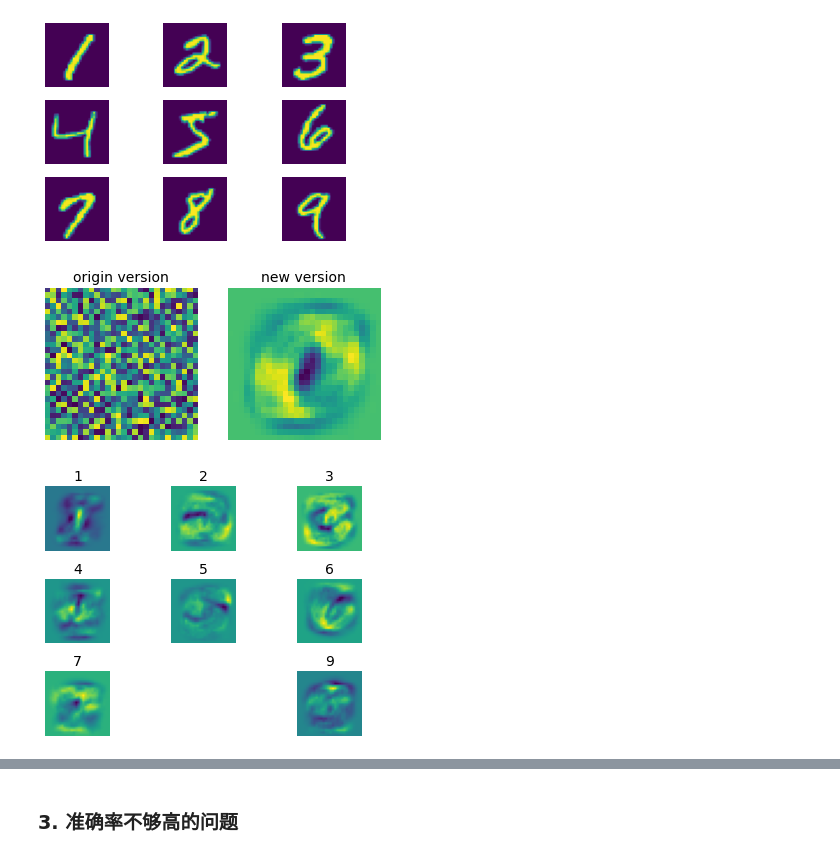
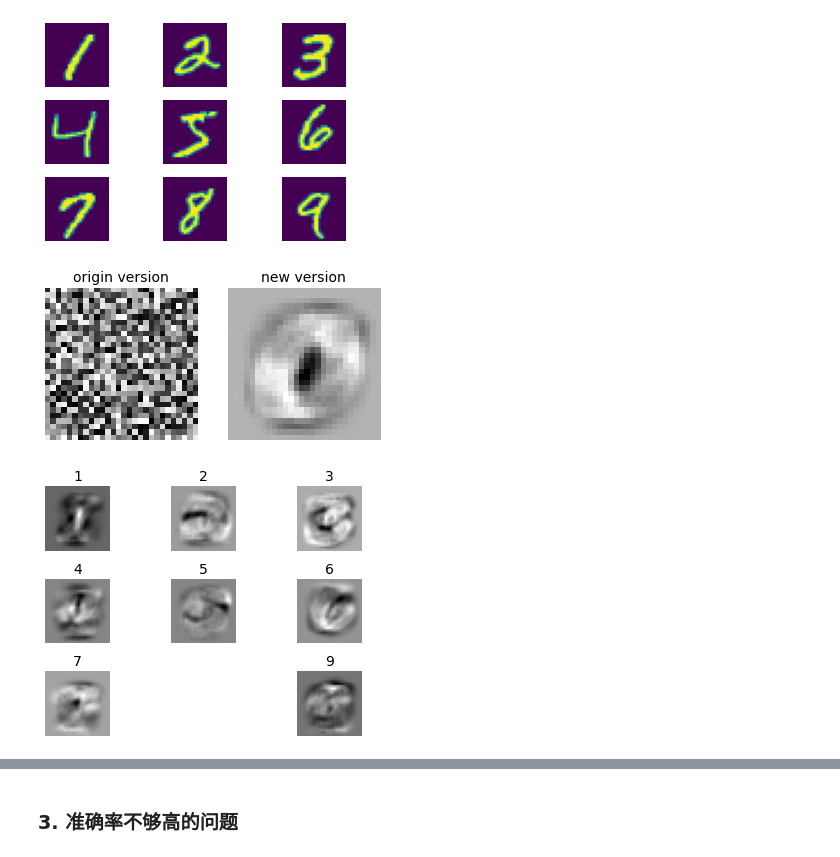
Before and after one commit to ShinATK/JupyterNotebook, a Jupyter notebook: myDeepLearning/COURSE1 Neural Networks and Deep Learning/Week 2/NumberRecognition/20220916/20220916.ipynb, the cells around one changed output, grey strips where cells are left out. Saved outputs shown, nothing was run; the diff lists cells and outputs as text; code cells hidden in the pictures.

```diff
--- a/myDeepLearning/COURSE1 Neural Networks and Deep Learning/Week 2/NumberRecognition/20220916/20220916.ipynb
+++ b/myDeepLearning/COURSE1 Neural Networks and Deep Learning/Week 2/NumberRecognition/20220916/20220916.ipynb
@@ -69,79 +69,79 @@ plt.axis('off')
 # 原模型矩阵
 w0_origin = np.load("w0_origin.npy")
 plt.subplot(1,2,1)
-plt.imshow(w0_origin.reshape((28,28)))
+plt.imshow(w0_origin.reshape((28,28)), cmap='gray')
 plt.axis('off')
 plt.title("origin version", fontsize=14)
 # 现模型矩阵
 w0_new = np.load("w0_new.npy")
 plt.subplot(1, 2, 2)
-plt.imshow(w0_new.reshape((28,28)))
+plt.imshow(w0_new.reshape((28,28)), cmap='gray')
 plt.axis('off')
 plt.title("new version", fontsize=14)
 plt.pause(0.5)
 
 w1_new = np.load("w1_new.npy")
 plt.subplot(3, 3, 1)
-plt.imshow(w1_new.reshape((28,28)))
+plt.imshow(w1_new.reshape((28,28)), cmap='gray')
 plt.axis('off')
 plt.title("1", fontsize=14)
 plt.tight_layout()
 
 w2_new = np.load("w2_new.npy")
 plt.subplot(3, 3, 2)
-plt.imshow(w2_new.reshape((28,28)))
+plt.imshow(w2_new.reshape((28,28)), cmap='gray')
 plt.axis('off')
 plt.title("2", fontsize=14)
 plt.tight_layout()
 
 w3_new = np.load("w3_new.npy")
 plt.subplot(3, 3, 3)
-plt.imshow(w3_new.reshape((28,28)))
+plt.imshow(w3_new.reshape((28,28)), cmap='gray')
 plt.axis('off')
 plt.title("3", fontsize=14)
 plt.tight_layout()
 
 w4_new = np.load("w4_new.npy")
 plt.subplot(3, 3, 4)
-plt.imshow(w4_new.reshape((28,28)))
+plt.imshow(w4_new.reshape((28,28)), cmap='gray')
 plt.axis('off')
 plt.title("4", fontsize=14)
 plt.tight_layout()
 
 w5_new = np.load("w5_new.npy")
 plt.subplot(3, 3, 5)
-plt.imshow(w5_new.reshape((28,28)))
+plt.imshow(w5_new.reshape((28,28)), cmap='gray')
 plt.axis('off')
 plt.title("5", fontsize=14)
 plt.tight_layout()
 
 w6_new = np.load("w6_new.npy")
 plt.subplot(3, 3, 6)
-plt.imshow(w6_new.reshape((28,28)))
+plt.imshow(w6_new.reshape((28,28)), cmap='gray')
 plt.axis('off')
 plt.title("6", fontsize=14)
 plt.tight_layout()
 
 w7_new = np.load("w7_new.npy")
 plt.subplot(3, 3, 7)
-plt.imshow(w7_new.reshape((28,28)))
+plt.imshow(w7_new.reshape((28,28)), cmap='gray')
 plt.axis('off')
 plt.title("7", fontsize=14)
 plt.tight_layout()
 
-w8_new = np.load("w8_new.npy")
+w8_new = np.load("w8.npy")
 plt.subplot(3, 3, 8)
-plt.imshow(w8_new.reshape((28,28)))
+plt.imshow(w8_new.reshape((28,28)), cmap='gray')
 plt.axis('off')
 plt.title("8", fontsize=14)
 plt.tight_layout()
 
 w9_new = np.load("w9_new.npy")
 plt.subplot(3, 3, 9)
-plt.imshow(w9_new.reshape((28,28)))
+plt.imshow(w9_new.reshape((28,28)), cmap='gray')
 plt.axis('off')
 plt.title("9", fontsize=14)
 plt.tight_layout()
 # %% [output]
-[figure, old version]
+[figure, new version]
-[figure, old version]
+[figure, new version]
```
Also changed, not shown: parts of 2 cells of this notebook.
